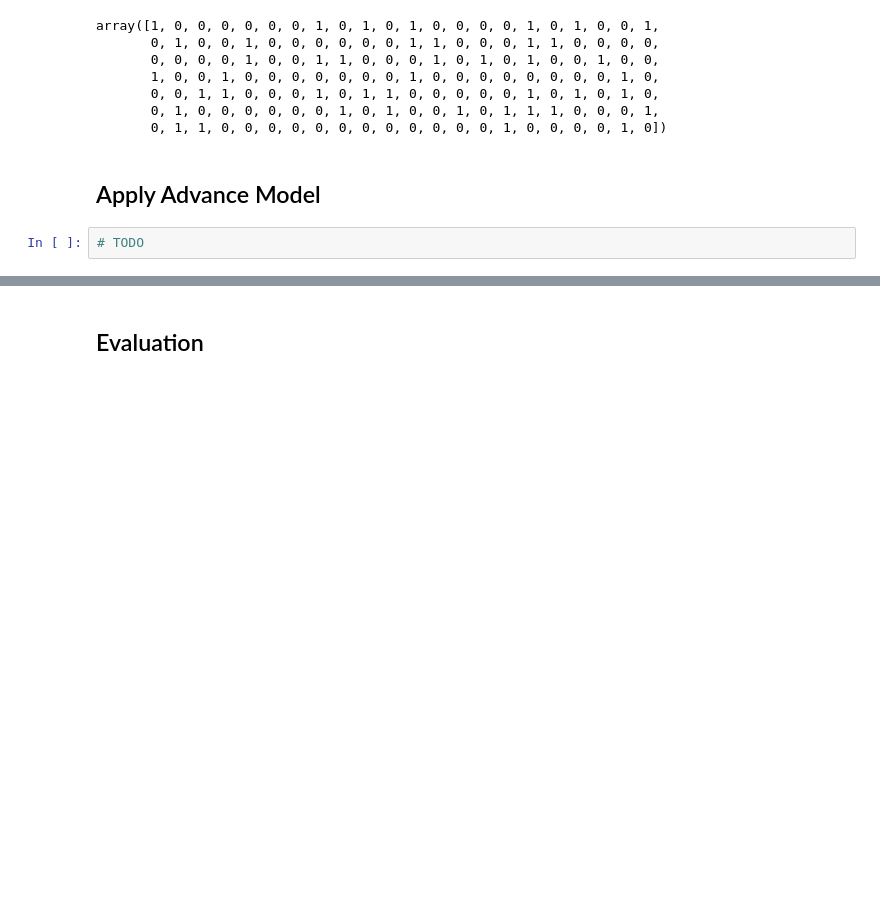
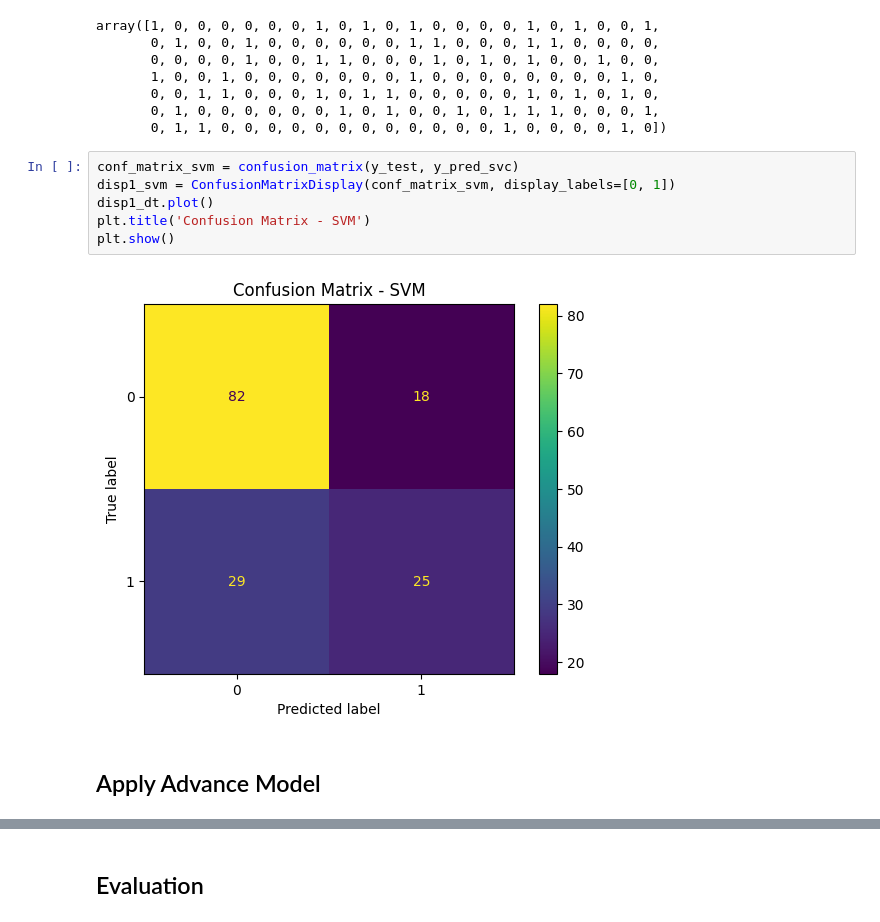
Before and after one commit to orczhu/zhu-ai-learning, a Jupyter notebook: capstone/capstone.ipynb, the cells around one changed output, grey strips where cells are left out. Cells and saved outputs as stored; diff of their text form; blank space fills up the shorter version.

```diff
--- a/capstone/capstone.ipynb
+++ b/capstone/capstone.ipynb
@@ -300,7 +308,13 @@ array([1, 0, 0, 0, 0, 0, 0, 1, 0, 1, 0, 1, 0, 0, 0, 0, 1, 0, 1, 0, 0, 1,
        0, 0, 1, 1, 0, 0, 0, 1, 0, 1, 1, 0, 0, 0, 0, 0, 1, 0, 1, 0, 1, 0,
        0, 1, 0, 0, 0, 0, 0, 0, 1, 0, 1, 0, 0, 1, 0, 1, 1, 1, 0, 0, 0, 1,
        0, 1, 1, 0, 0, 0, 0, 0, 0, 0, 0, 0, 0, 0, 0, 1, 0, 0, 0, 0, 1, 0])
+# %%
+conf_matrix_svm = confusion_matrix(y_test, y_pred_svc)
+disp1_svm = ConfusionMatrixDisplay(conf_matrix_svm, display_labels=[0, 1])
+disp1_dt.plot()
+plt.title('Confusion Matrix - SVM')
+plt.show()
+# %% [output]
+[figure, added]
 # %% [markdown]
 ## Apply Advance Model
-# %%
-# TODO
```
Also changed, not shown: parts of 25 cells of this notebook, 1 other file.
